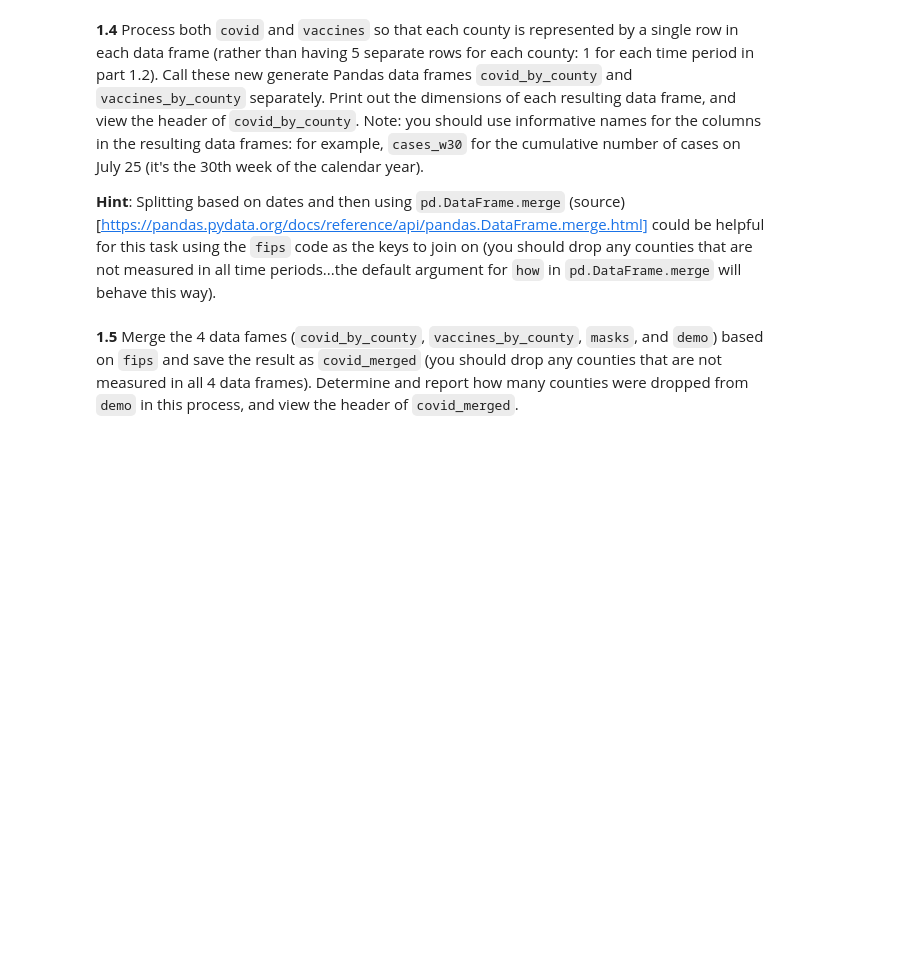
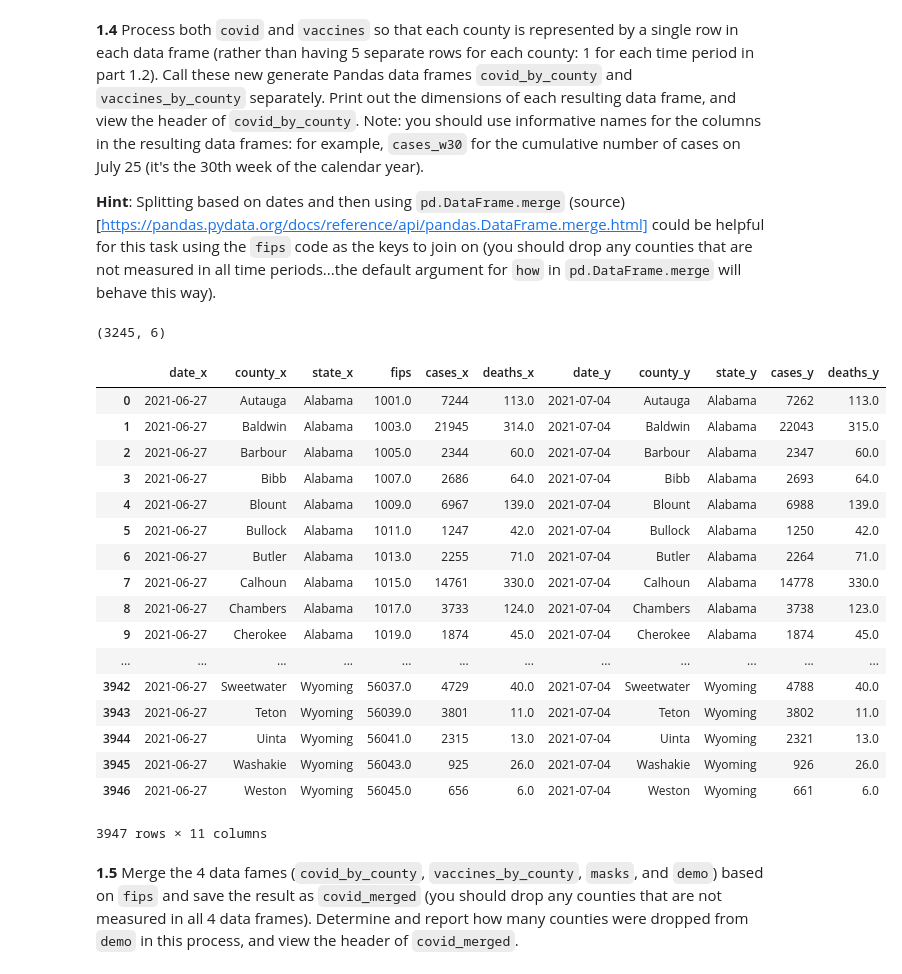
Before and after one commit to anuragmitra4/2021-s109a, a Jupyter notebook: psets/cs_s109a_finalexam_2021/cs_s109a_finalexam_2021.ipynb, the cells around one changed output. Cells and saved outputs as stored; diff of their text form; code cells hidden in the pictures; blank space fills up the shorter version.

```diff
--- a/psets/cs_s109a_finalexam_2021/cs_s109a_finalexam_2021.ipynb
+++ b/psets/cs_s109a_finalexam_2021/cs_s109a_finalexam_2021.ipynb
@@ -147,0 +144,10 @@ Print out each of their dimensions (aka, shapes).
+# %%
+covid_raw = pd.read_csv('data/covid_cases_county.csv')
+vaccines_raw = pd.read_csv('data/vaccines_county.csv')
+masks = pd.read_csv('data/masks_county.csv')
+demo = pd.read_csv('data/demographics_county.csv')
+
+print("Shape of covid_raw:", covid_raw.shape)
+print("Shape of vaccines_raw:", vaccines_raw.shape)
+print("Shape of masks:", masks.shape)
+print("Shape of demo:", demo.shape)
@@ -153,0 +161,12 @@ Print out each of their dimensions (aka, shapes).
+# %%
+covid = pd.DataFrame()
+vaccines = pd.DataFrame()
+dates = ['2021-06-27','2021-07-04','2021-07-11','2021-07-18','2021-07-25']
+
+for date in dates:
+    covid = covid.append(covid_raw[covid_raw.date == date], ignore_index=True)
+    vaccines = vaccines.append(vaccines_raw[vaccines_raw.date == date], ignore_index=True)
+
+covid.shape
+print("Shape of covid:", covid.shape)
+print("Shape of vaccines:", vaccines.shape)
@@ -170,3 +205,32 @@ Print out each of their dimensions (aka, shapes).
+# %%
+covid_w30 = covid[covid.date == '2021-06-27']
+covid_w31 = covid[covid.date == '2021-07-04']
+covid_w32 = covid[covid.date == '2021-07-11']
+covid_w33 = covid[covid.date == '2021-07-18']
+covid_w34 = covid[covid.date == '2021-07-25']
+print(covid_w30.shape)
+
+covid_w30.merge(covid[covid.date == '2021-07-04'], on='fips')
+# %% [output]
+(3245, 6)
+|  | date_x | county_x | state_x | fips | cases_x | deaths_x | date_y | county_y | state_y | cases_y | deaths_y |
+| 0 | 2021-06-27 | Autauga | Alabama | 1001.0 | 7244 | 113.0 | 2021-07-04 | Autauga | Alabama | 7262 | 113.0 |
+| 1 | 2021-06-27 | Baldwin | Alabama | 1003.0 | 21945 | 314.0 | 2021-07-04 | Baldwin | Alabama | 22043 | 315.0 |
+| 2 | 2021-06-27 | Barbour | Alabama | 1005.0 | 2344 | 60.0 | 2021-07-04 | Barbour | Alabama | 2347 | 60.0 |
+| 3 | 2021-06-27 | Bibb | Alabama | 1007.0 | 2686 | 64.0 | 2021-07-04 | Bibb | Alabama | 2693 | 64.0 |
+| 4 | 2021-06-27 | Blount | Alabama | 1009.0 | 6967 | 139.0 | 2021-07-04 | Blount | Alabama | 6988 | 139.0 |
+| 5 | 2021-06-27 | Bullock | Alabama | 1011.0 | 1247 | 42.0 | 2021-07-04 | Bullock | Alabama | 1250 | 42.0 |
+| 6 | 2021-06-27 | Butler | Alabama | 1013.0 | 2255 | 71.0 | 2021-07-04 | Butler | Alabama | 2264 | 71.0 |
+| 7 | 2021-06-27 | Calhoun | Alabama | 1015.0 | 14761 | 330.0 | 2021-07-04 | Calhoun | Alabama | 14778 | 330.0 |
+| 8 | 2021-06-27 | Chambers | Alabama | 1017.0 | 3733 | 124.0 | 2021-07-04 | Chambers | Alabama | 3738 | 123.0 |
+| 9 | 2021-06-27 | Cherokee | Alabama | 1019.0 | 1874 | 45.0 | 2021-07-04 | Cherokee | Alabama | 1874 | 45.0 |
+| ... | ... | ... | ... | ... | ... | ... | ... | ... | ... | ... | ... |
+| 3942 | 2021-06-27 | Sweetwater | Wyoming | 56037.0 | 4729 | 40.0 | 2021-07-04 | Sweetwater | Wyoming | 4788 | 40.0 |
+| 3943 | 2021-06-27 | Teton | Wyoming | 56039.0 | 3801 | 11.0 | 2021-07-04 | Teton | Wyoming | 3802 | 11.0 |
+| 3944 | 2021-06-27 | Uinta | Wyoming | 56041.0 | 2315 | 13.0 | 2021-07-04 | Uinta | Wyoming | 2321 | 13.0 |
+| 3945 | 2021-06-27 | Washakie | Wyoming | 56043.0 | 925 | 26.0 | 2021-07-04 | Washakie | Wyoming | 926 | 26.0 |
+| 3946 | 2021-06-27 | Weston | Wyoming | 56045.0 | 656 | 6.0 | 2021-07-04 | Weston | Wyoming | 661 | 6.0 |
+3947 rows × 11 columns
 # %% [markdown]
 **1.5** Merge the 4 data fames (`covid_by_county`, `vaccines_by_county`, `masks`, and `demo`) based on `fips` and save the result as `covid_merged` (you should drop any counties that are not measured in all 4 data frames).  Determine and report how many counties were dropped from `demo` in this process, and view the header of `covid_merged`.
 # %%
```
Also changed, not shown: parts of 9 cells of this notebook.
